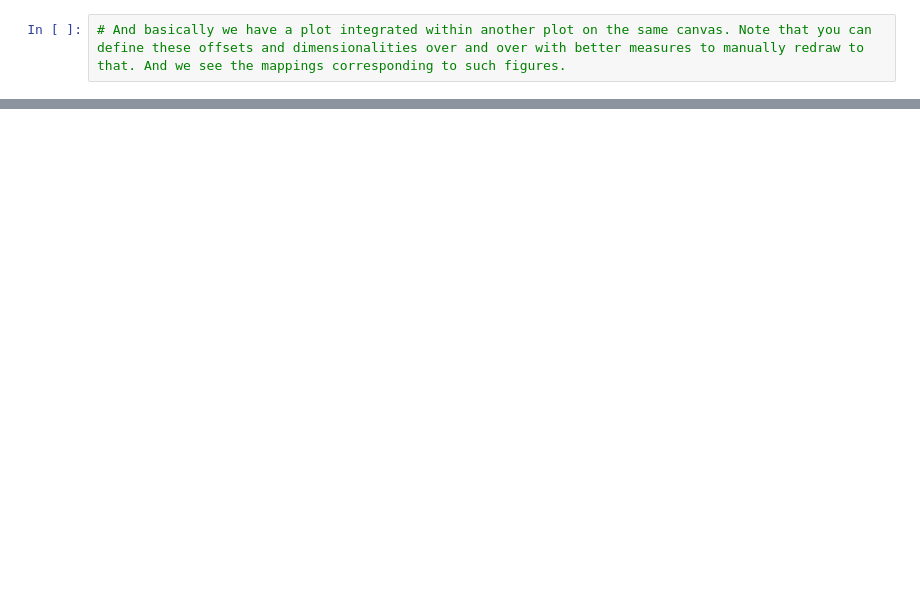
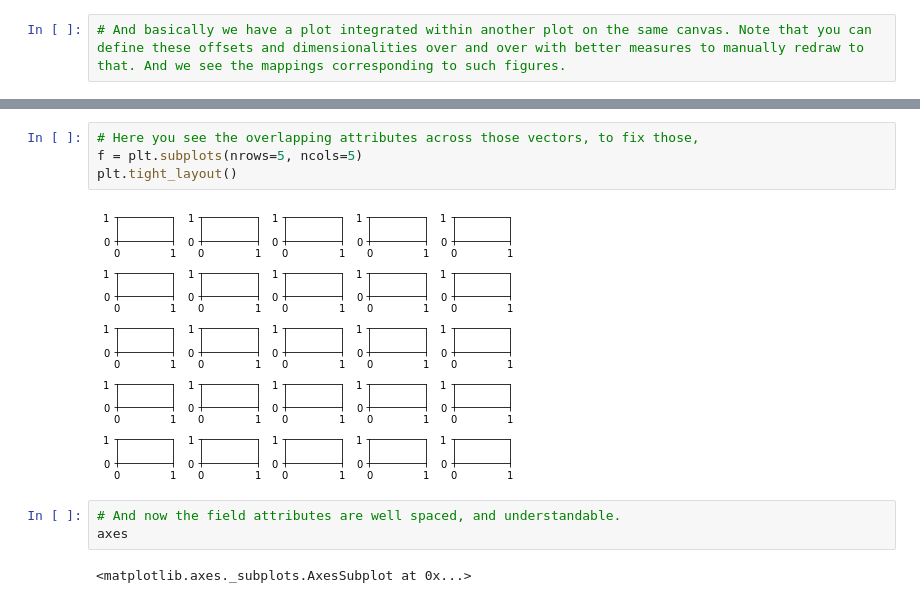
Before and after one commit to probe2k/webinar-2.0, a Jupyter notebook: crashcourse.ipynb, the cells around one changed output, grey strips where cells are left out. Saved outputs shown, nothing was run; the diff lists cells and outputs as text; blank space fills up the shorter version.

```diff
--- a/crashcourse.ipynb
+++ b/crashcourse.ipynb
@@ -1080,0 +1102,11 @@ a2.plot(y, x)
+# %%
+# Here you see the overlapping attributes across those vectors, to fix those,
+f = plt.subplots(nrows=5, ncols=5)
+plt.tight_layout()
+# %% [output]
+[figure, added]
+# %%
+# And now the field attributes are well spaced, and understandable.
+axes
+# %% [output]
+<matplotlib.axes._subplots.AxesSubplot at 0x...>
```
Also changed, not shown: parts of 10 cells of this notebook.
